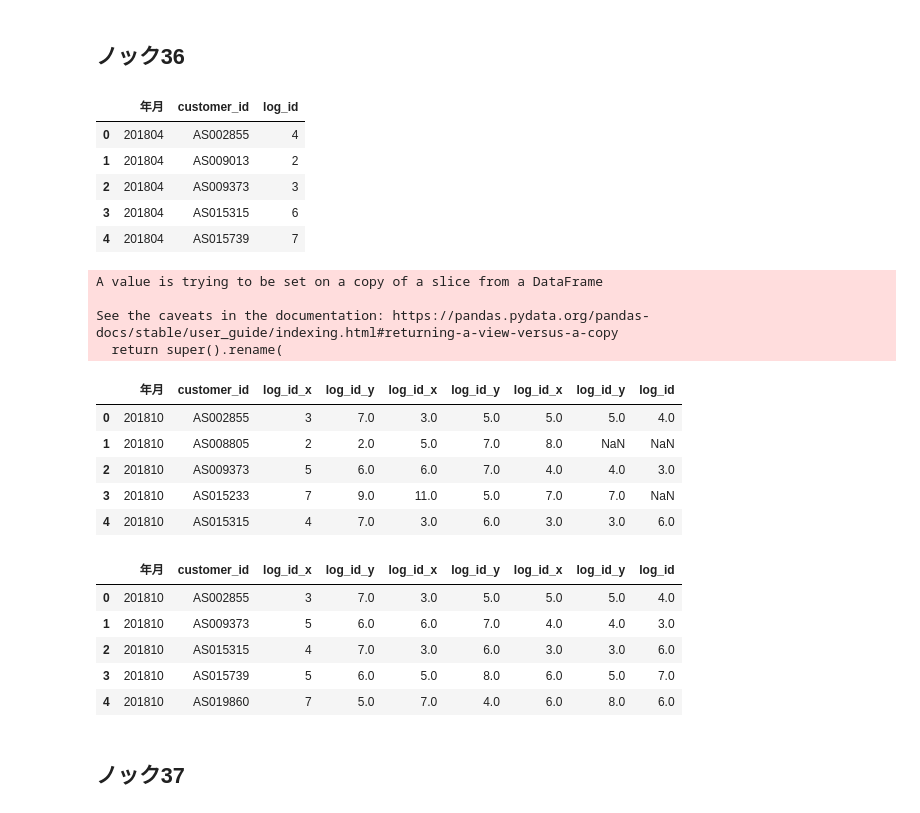
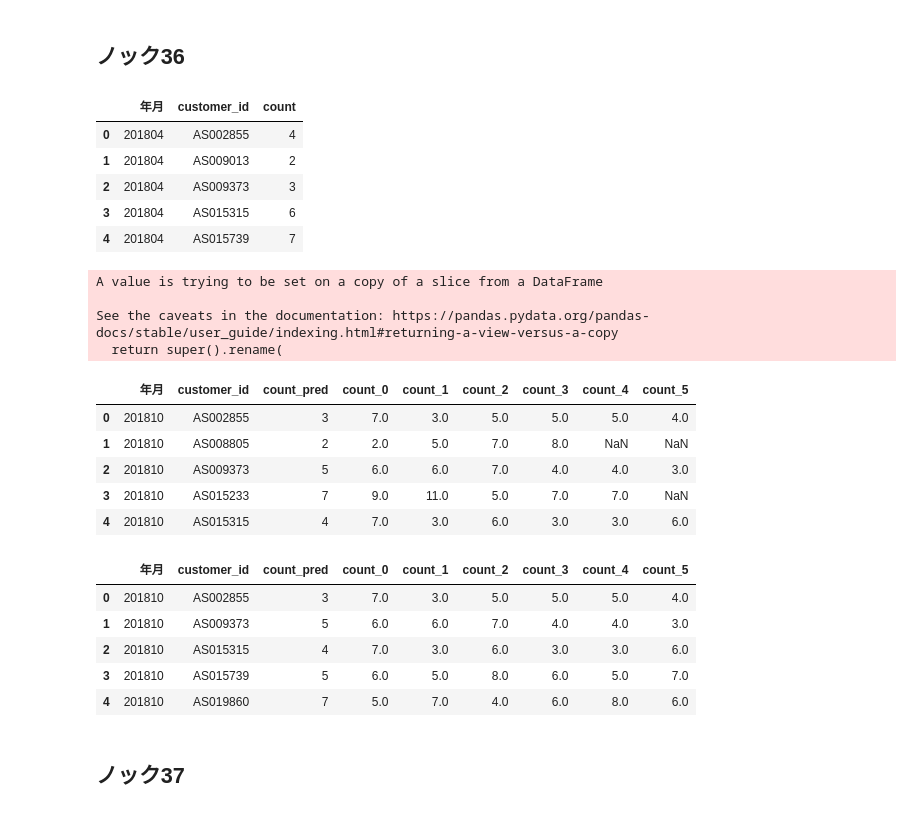
Before and after one commit to abenben/python_knock_100, a Jupyter notebook: knock/section_4/4.ipynb, the cells around one changed output. Drawn from its saved outputs; the diff is of its cells as text; code cells hidden in the pictures.

```diff
--- a/knock/section_4/4.ipynb
+++ b/knock/section_4/4.ipynb
@@ -142,12 +125,12 @@ customer_clustering.groupby(["cluster", "routine_flg"], as_index=False).count()[
 # %%
 uselog["usedate"] = pd.to_datetime(uselog["usedate"])
 uselog["年月"] = uselog["usedate"].dt.strftime("%Y%m")
 uselog_month = uselog.groupby(["年月", "customer_id"], as_index=False).count()
-uselog_month.rename(columns={"use_id": "count"}, inplace=True)
+uselog_month.rename(columns={"log_id": "count"}, inplace=True)
 del uselog_month["usedate"]
 uselog_month.head()
 # %% [output]
-|  | 年月 | customer_id | log_id |
+|  | 年月 | customer_id | count |
 | 0 | 201804 | AS002855 | 4 |
 | 1 | 201804 | AS009013 | 2 |
 | 2 | 201804 | AS009373 | 3 |
@@ -171,7 +154,7 @@ A value is trying to be set on a copy of a slice from a DataFrame
 
 See the caveats in the documentation: https://pandas.pydata.org/pandas-docs/stable/user_guide/indexing.html#returning-a-view-versus-a-copy
   return super().rename(
-|  | 年月 | customer_id | log_id_x | log_id_y | log_id_x | log_id_y | log_id_x | log_id_y | log_id |
+|  | 年月 | customer_id | count_pred | count_0 | count_1 | count_2 | count_3 | count_4 | count_5 |
 | 0 | 201810 | AS002855 | 3 | 7.0 | 3.0 | 5.0 | 5.0 | 5.0 | 4.0 |
 | 1 | 201810 | AS008805 | 2 | 2.0 | 5.0 | 7.0 | 8.0 | NaN | NaN |
 | 2 | 201810 | AS009373 | 5 | 6.0 | 6.0 | 7.0 | 4.0 | 4.0 | 3.0 |
@@ -182,7 +165,7 @@ predict_data = predict_data.dropna()
 predict_data = predict_data.reset_index(drop=True)
 predict_data.head()
 # %% [output]
-|  | 年月 | customer_id | log_id_x | log_id_y | log_id_x | log_id_y | log_id_x | log_id_y | log_id |
+|  | 年月 | customer_id | count_pred | count_0 | count_1 | count_2 | count_3 | count_4 | count_5 |
 | 0 | 201810 | AS002855 | 3 | 7.0 | 3.0 | 5.0 | 5.0 | 5.0 | 4.0 |
 | 1 | 201810 | AS009373 | 5 | 6.0 | 6.0 | 7.0 | 4.0 | 4.0 | 3.0 |
 | 2 | 201810 | AS015315 | 4 | 7.0 | 3.0 | 6.0 | 3.0 | 3.0 | 6.0 |
```
Also changed, not shown: parts of 5 cells of this notebook.
